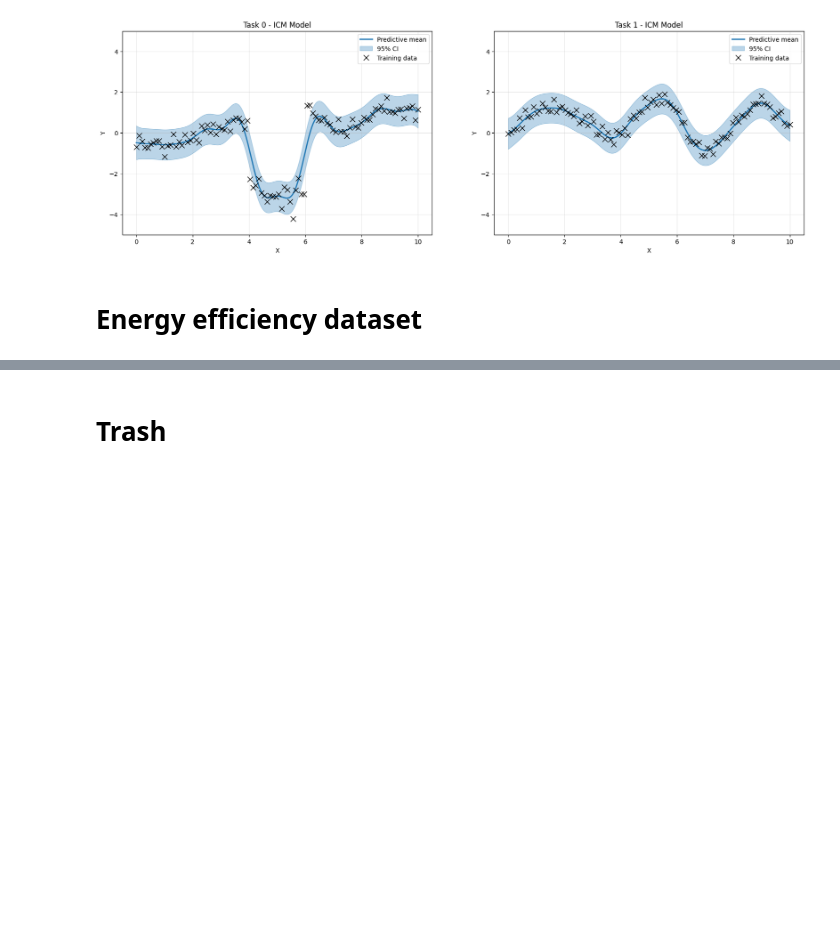
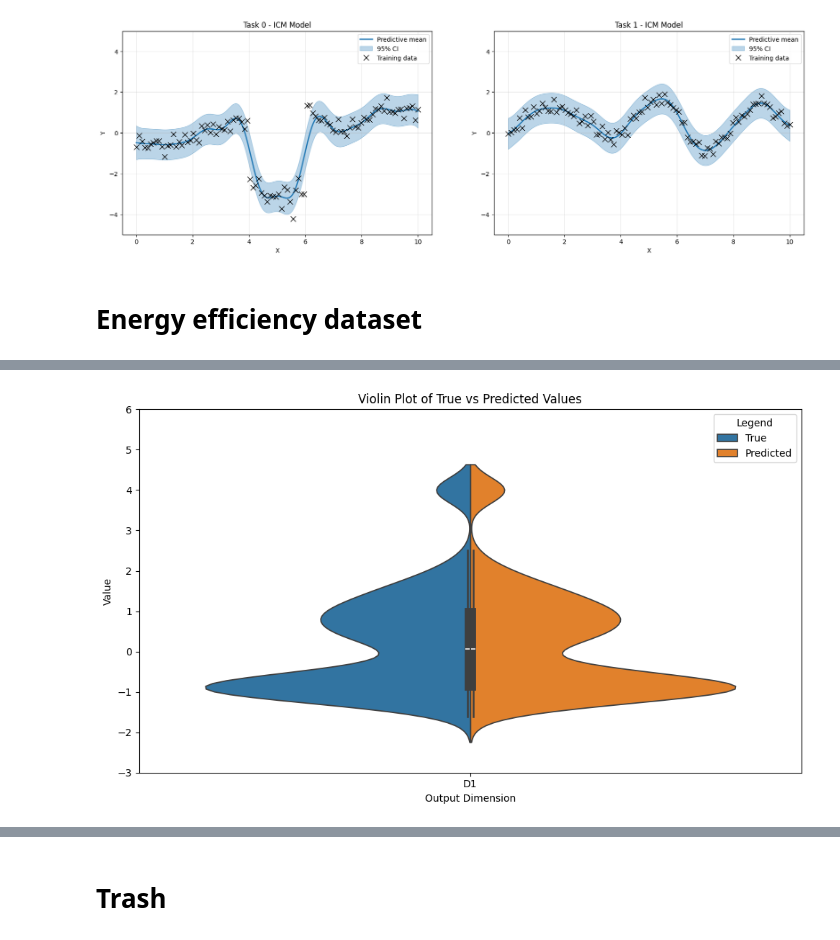
Before and after one commit to joshuarooijakkers/RCGP_experiments, a Jupyter notebook: experiments/tMOGP.ipynb, the cells around one changed output, grey strips where cells are left out. Cells and saved outputs as stored; diff of their text form; code cells hidden in the pictures; blank space fills up the shorter version.

```diff
--- a/experiments/tMOGP.ipynb
+++ b/experiments/tMOGP.ipynb
@@ -487,9 +646,4 @@ Y = df.loc[:, ['Y1', 'Y2']]
 # %%
-# Split data into train and test sets (default test size = 25%)
-X_train, X_test, Y_train, Y_test = train_test_split(
-    X, Y, test_size=0.5, random_state=42
-)
-
 scaler_X = StandardScaler()
 X_train_scaled = scaler_X.fit_transform(X_train)
 X_test_scaled = scaler_X.transform(X_test)
@@ -562,0 +1052,15 @@ Optimization completed successfully!
+# %%
+scaler_X = StandardScaler()
+X_train_scaled = scaler_X.fit_transform(X_train)
+X_test_scaled = scaler_X.transform(X_test)
+
+scaler_Y = StandardScaler()
+Y_train_scaled = scaler_Y.fit_transform(Y_train)
+Y_test_scaled = scaler_Y.transform(Y_test)
+
+X_train_scaled, Y_train_scaled = focused_outliers(X=X_train_scaled, Y=Y_train_scaled, percent_outliers=0.1, y_value=4)
+
+print("X_train shape:", X_train_scaled.shape)
+print("X_test shape:", X_test_scaled.shape)
+print("Y_train shape:", Y_train_scaled.shape)
+print("Y_test shape:", Y_test_scaled.shape)
@@ -562,0 +1161,31 @@ Optimization completed successfully!
+# %%
+import numpy as np
+import matplotlib.pyplot as plt
+import seaborn as sns
+
+# Assuming mean_pred_np and Y_multi_test are numpy arrays with shape (N_test, D)
+# Create a long-form DataFrame for seaborn
+import pandas as pd
+
+# Reshape into long-form format
+N_test, D = Y_multi_train.shape
+data = {
+    "Value": np.concatenate([Y_multi_train.flatten(), Y_multi_train.flatten()]),
+    "Type": ["True"] * (N_test * D) + ["Predicted"] * (N_test * D),
+    "Dimension": [f"D{i+1}" for i in range(D)] * N_test * 2
+}
+
+df = pd.DataFrame(data)
+
+# Violin plot
+plt.figure(figsize=(10, 6))
+sns.violinplot(x="Dimension", y="Value", hue="Type", data=df, split=True)
+plt.title("Violin Plot of True vs Predicted Values")
+plt.ylabel("Value")
+plt.xlabel("Output Dimension")
+plt.legend(title="Legend")
+plt.tight_layout()
+plt.ylim(-3,6)
+plt.show()
+# %% [output]
+[figure, added]
```
Also changed, not shown: parts of 28 cells of this notebook, 3 other files.
